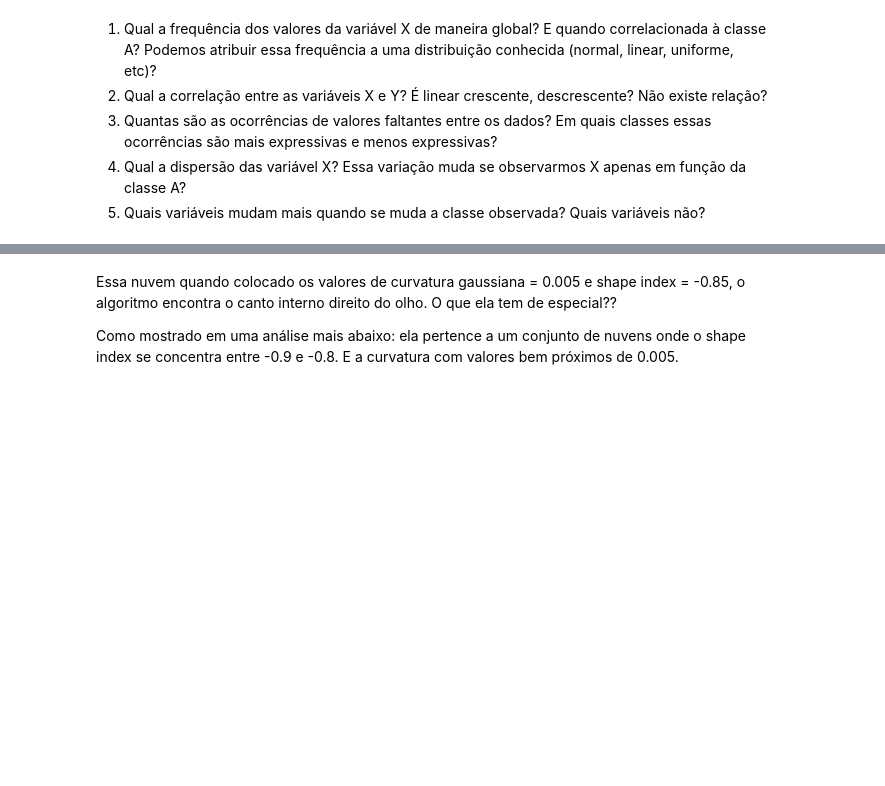
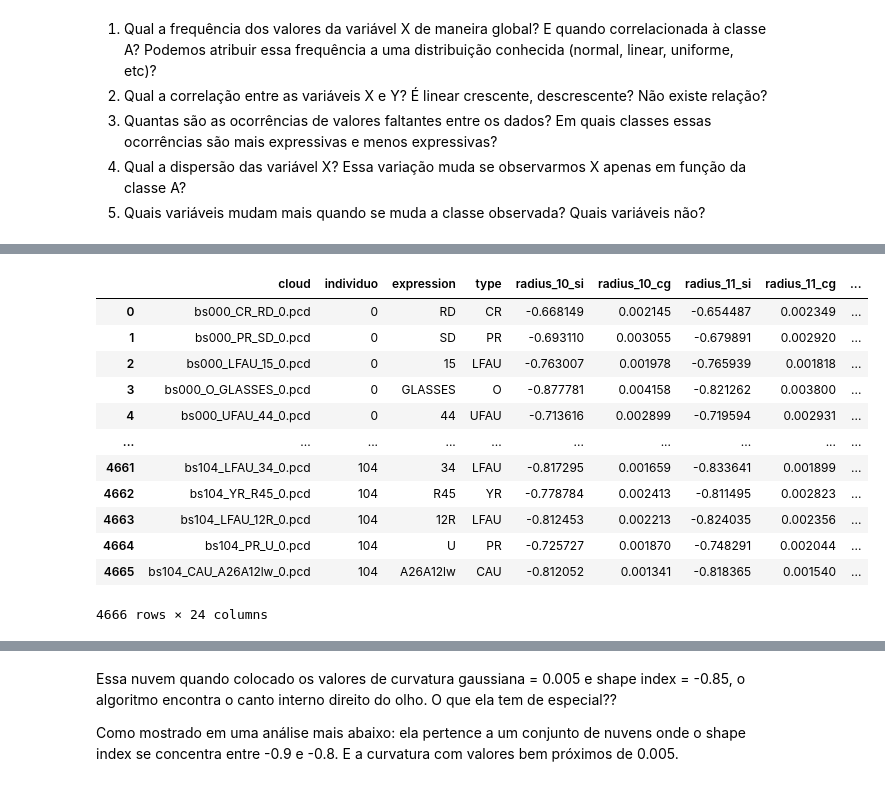
Before and after one commit to thalissonfelipe/landmarks, a Jupyter notebook: Analises - Shape Index e Curvatura Gaussiana.ipynb, the cells around one changed output, grey strips where cells are left out. Saved outputs shown, nothing was run; the diff lists cells and outputs as text; code cells hidden in the pictures; blank space fills up the shorter version.

```diff
--- a/Analises - Shape Index e Curvatura Gaussiana.ipynb
+++ b/Analises - Shape Index e Curvatura Gaussiana.ipynb
@@ -16,0 +34,16 @@ df_re = pd.read_csv('si_gc_right_eye.csv', index_col=0)
+# %%
+df_re
+# %% [output]
+|  | cloud | individuo | expression | type | radius_10_si | radius_10_cg | radius_11_si | radius_11_cg | ... |
+| 0 | bs000_CR_RD_0.pcd | 0 | RD | CR | -0.668149 | 0.002145 | -0.654487 | 0.002349 | ... |
+| 1 | bs000_PR_SD_0.pcd | 0 | SD | PR | -0.693110 | 0.003055 | -0.679891 | 0.002920 | ... |
+| 2 | bs000_LFAU_15_0.pcd | 0 | 15 | LFAU | -0.763007 | 0.001978 | -0.765939 | 0.001818 | ... |
+| 3 | bs000_O_GLASSES_0.pcd | 0 | GLASSES | O | -0.877781 | 0.004158 | -0.821262 | 0.003800 | ... |
+| 4 | bs000_UFAU_44_0.pcd | 0 | 44 | UFAU | -0.713616 | 0.002899 | -0.719594 | 0.002931 | ... |
+| ... | ... | ... | ... | ... | ... | ... | ... | ... | ... |
+| 4661 | bs104_LFAU_34_0.pcd | 104 | 34 | LFAU | -0.817295 | 0.001659 | -0.833641 | 0.001899 | ... |
+| 4662 | bs104_YR_R45_0.pcd | 104 | R45 | YR | -0.778784 | 0.002413 | -0.811495 | 0.002823 | ... |
+| 4663 | bs104_LFAU_12R_0.pcd | 104 | 12R | LFAU | -0.812453 | 0.002213 | -0.824035 | 0.002356 | ... |
+| 4664 | bs104_PR_U_0.pcd | 104 | U | PR | -0.725727 | 0.001870 | -0.748291 | 0.002044 | ... |
+| 4665 | bs104_CAU_A26A12lw_0.pcd | 104 | A26A12lw | CAU | -0.812052 | 0.001341 | -0.818365 | 0.001540 | ... |
+4666 rows × 24 columns
```
Also changed, not shown: parts of 5 cells of this notebook.
